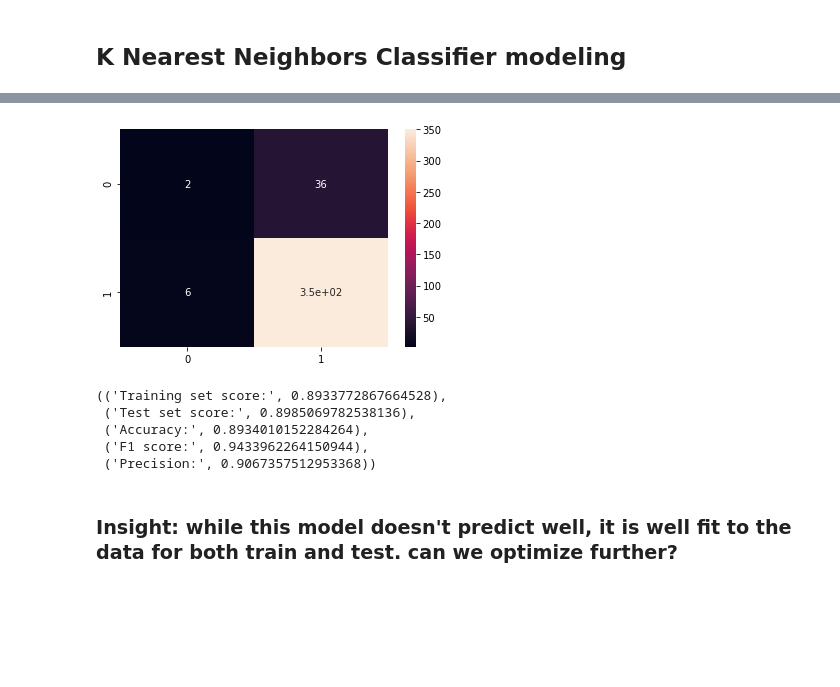
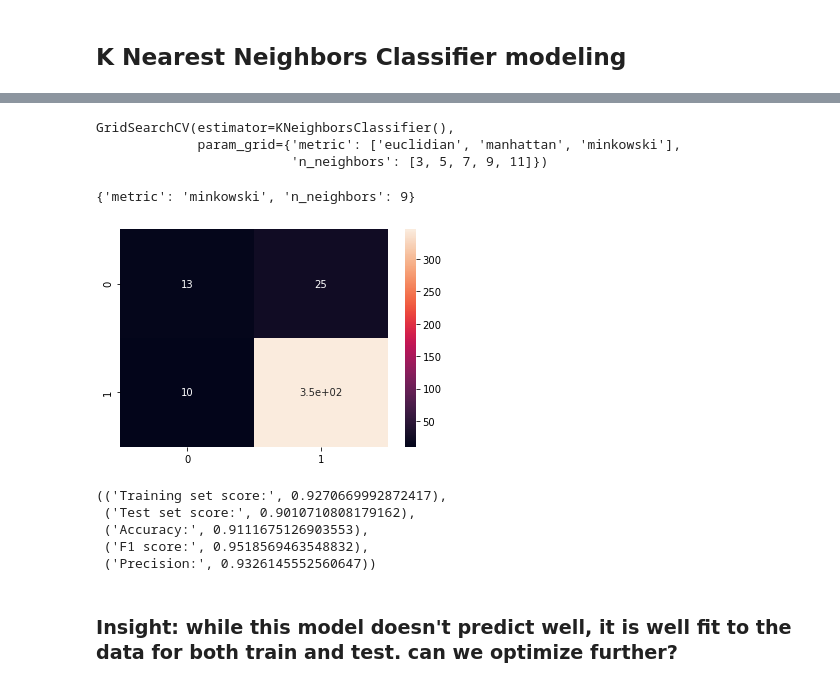
Before and after one commit to AMcqueen1980/COVID19_MortalityPred, a Jupyter notebook: COVID19Models_notebook.ipynb, the cells around one changed output, grey strips where cells are left out. Drawn from its saved outputs; the diff is of its cells as text; code cells hidden in the pictures; blank space fills up the shorter version.

```diff
--- a/COVID19Models_notebook.ipynb
+++ b/COVID19Models_notebook.ipynb
@@ -131,8 +235,12 @@ print(cross_val_score(lr, X_test, y_test, cv=5).mean())
 
 X_train2, X_test2, y_train2, y_test2 = train_test_split(X, y, test_size=0.30, random_state=42)
 
-lr2 = LogisticRegression(random_state=42, max_iter=10000)
-lr2.fit(X_train2, y_train2)
-y_pred2 = lr2.predict(X_test2)
-lr2.score(X_test2, y_test2)
+scaler2 = StandardScaler().fit(X_train2)
+X_train2_scaled = scaler2.transform(X_train2)
+X_test2_scaled = scaler2.transform(X_test2)
+
+lr2 = LogisticRegression(random_state=42, max_iter=1000)
+lr2.fit(X_train2_scaled, y_train2)
+y_pred2 = lr2.predict(X_test2_scaled)
+lr2.score(X_test2_scaled, y_test2)
 # %% [output]
@@ -162,8 +270,8 @@ Name: last.status, dtype: int64
 
 
 svc = SVC(class_weight='balanced', probability=True)
-svc.fit(X_train2, y_train2)
-svc_pred = svc.predict(X_test2)
-plot_matrix(y_test2, svc_pred)
+svc.fit(X_train2_scaled, y_train2)
+svc_pred = svc.predict(X_test2_scaled)
+plot_matrix(y_test2, svc_pred);
 # %% [output]
 <AxesSubplot:>
@@ -222,7 +330,7 @@ metrics_crossval_score(lr3, x_train_smote, X_test2, y_train_smote, y_test2, lr3_
 from sklearn.neighbors import KNeighborsClassifier
 
 knn = KNeighborsClassifier(n_neighbors=5)
-knn.fit(X_train2, y_train2)
-y_pred_knn = knn.predict(X_test2)
-knn.score(X_test, y_test)
+knn.fit(X_train2_scaled, y_train2)
+y_pred_knn = knn.predict(X_test2_scaled)
+knn.score(X_test2_scaled, y_test2)
 # %% [output]
@@ -235,7 +343,11 @@ sns.heatmap(knn_matrix, annot=True);
 # %%
 #Gridsearch commented out, best params are used in knn2 model
 
-# knn_params = {'n_neighbors':[3, 5, 7, 9, 11], 'metric': ['euclidian', 'manhattan', 'minkowski']}
+knn_params = {'n_neighbors':[3, 5, 7, 9, 11], 'metric': ['euclidian', 'manhattan', 'minkowski']}
 
-# knn_grid = GridSearchCV(estimator=knn, param_grid=knn_params)
-# knn_grid.fit(X_train2, y_train2)
+knn_grid = GridSearchCV(estimator=knn, param_grid=knn_params)
+knn_grid.fit(X_train2_scaled, y_train2)
+# %% [output]
+GridSearchCV(estimator=KNeighborsClassifier(),
+             param_grid={'metric': ['euclidian', 'manhattan', 'minkowski'],
+                         'n_neighbors': [3, 5, 7, 9, 11]})
@@ -244,20 +354,24 @@ sns.heatmap(knn_matrix, annot=True);
+# %%
+knn_grid.best_params_
+# %% [output]
+{'metric': 'minkowski', 'n_neighbors': 9}
 # %%
 knn2 = KNeighborsClassifier(n_neighbors=9)
 
-knn2.fit(X_train2, y_train2)
-knn_pred2 = knn2.predict(X_test2)
+knn2.fit(X_train2_scaled, y_train2)
+knn_pred2 = knn2.predict(X_test2_scaled)
 knn_matrix2 = confusion_matrix(y_test2, knn_pred2)
 sns.heatmap(knn_matrix2, annot=True);
 # %% [output]
-[figure, old version]
+[figure, new version]
 # %%
-metrics_crossval_score(knn2, X_train2, X_test2, y_train2, y_test2, knn_pred2)
+metrics_crossval_score(knn2, X_train2_scaled, X_test2_scaled, y_train2, y_test2, knn_pred2)
 # %% [output]
-(('Training set score:', 0.8933772867664528),
- ('Test set score:', 0.8985069782538136),
- ('Accuracy:', 0.8934010152284264),
- ('F1 score:', 0.9433962264150944),
- ('Precision:', 0.9067357512953368))
+(('Training set score:', 0.9270669992872417),
+ ('Test set score:', 0.9010710808179162),
+ ('Accuracy:', 0.9111675126903553),
+ ('F1 score:', 0.9518569463548832),
+ ('Precision:', 0.9326145552560647))
 # %% [markdown]
 ### Insight: while this model doesn't predict well, it is well fit to the data for both train and test. can we optimize further?
 # %% [markdown]
```
Also changed, not shown: parts of 32 cells of this notebook.
